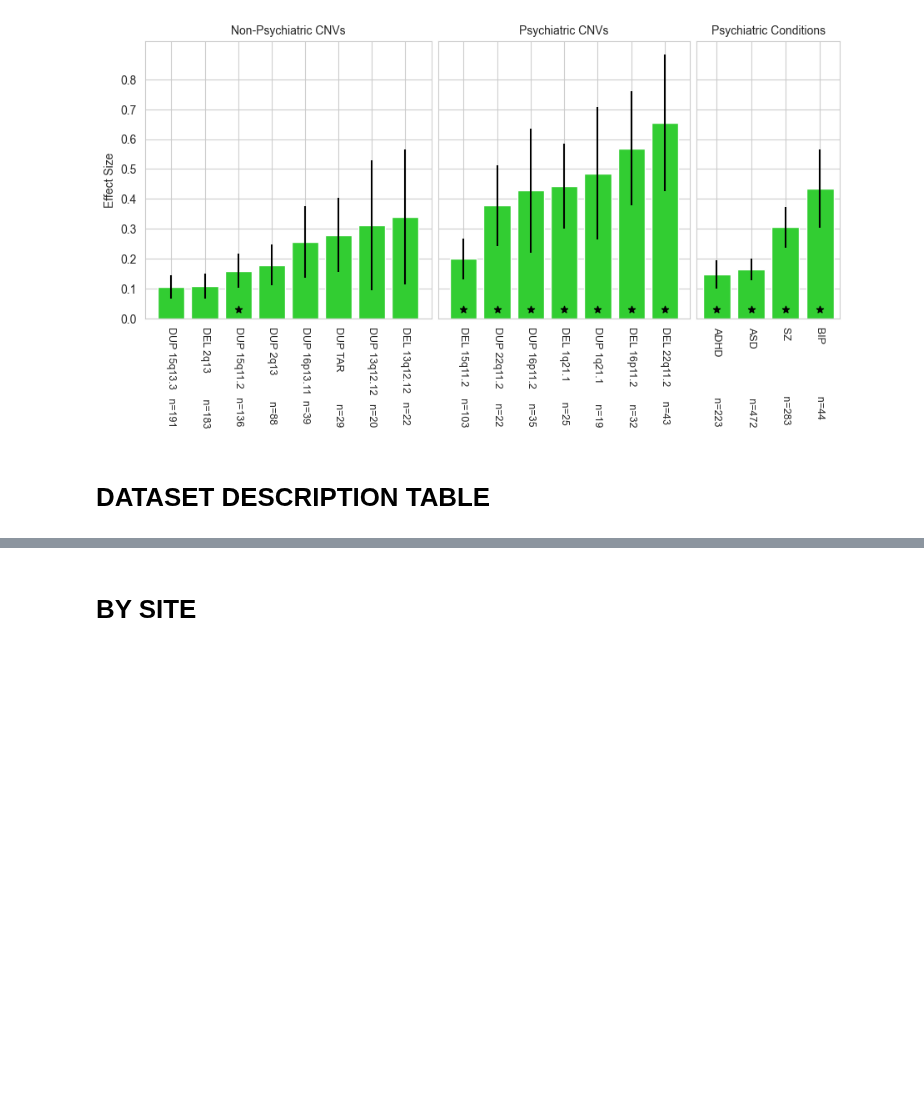
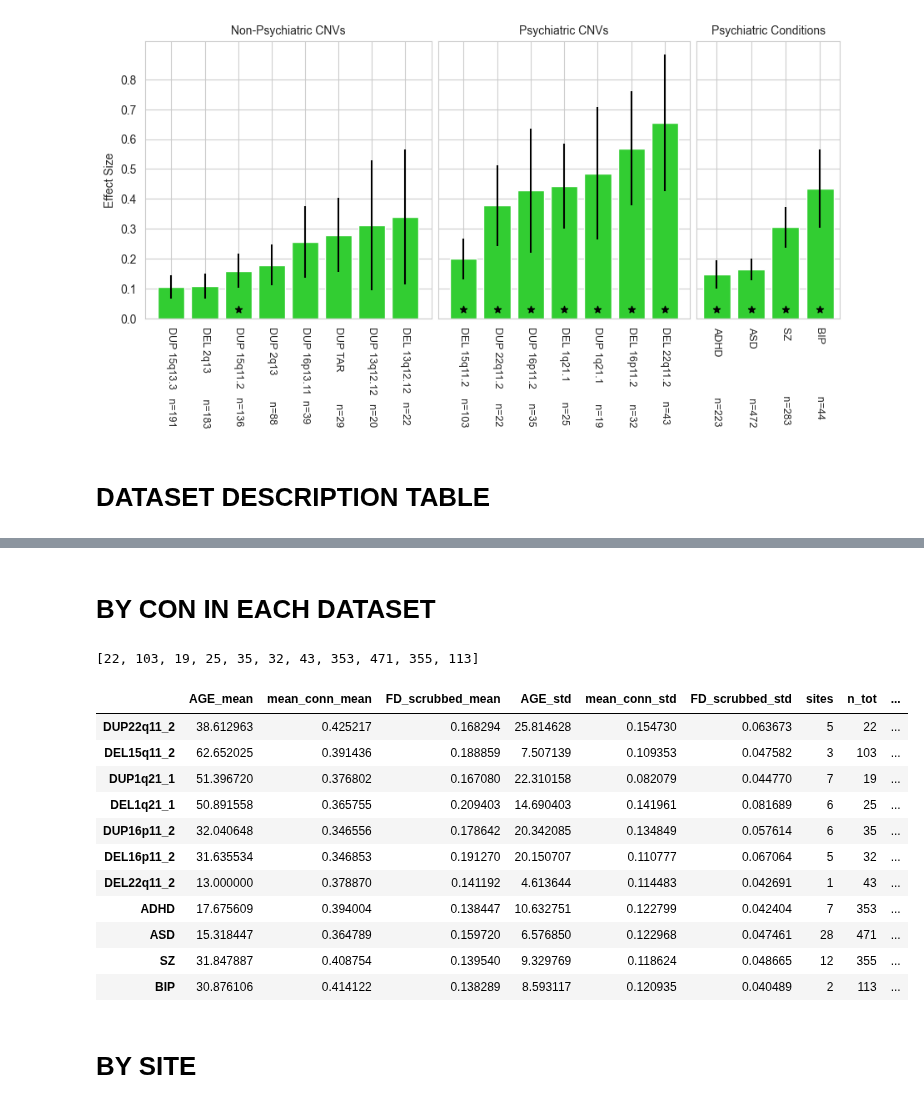
Before and after one commit to harveyaa/neuropsych_mtl, a Jupyter notebook: stats/dataset_exploration.ipynb, the cells around one changed output, grey strips where cells are left out. Drawn from its saved outputs; the diff is of its cells as text; code cells hidden in the pictures; blank space fills up the shorter version.

Commit message:
breakdown of con by dataset

```diff
--- a/stats/dataset_exploration.ipynb
+++ b/stats/dataset_exploration.ipynb
@@ -210,6 +210,67 @@ df
 | SZ | 283.0 | 73.0 | 210.0 | 33.904594 | 0.370155 | 0.167379 | 9.223856 | 0.139301 | ... |
 | BIP | 44.0 | 20.0 | 24.0 | 35.022727 | 0.398304 | 0.165263 | 8.953338 | 0.144037 | ... |
 | CON | 31425.0 | 16590.0 | 14835.0 | 62.408258 | 0.420156 | 0.183970 | 11.474299 | 0.131077 | ... |
+# %% [markdown]
+# BY CON IN EACH DATASET
+# %%
+import os
+
+path_ids = '../datasets/cv_folds/intrasite/'
+cases = ['DUP22q11_2','DEL15q11_2','DUP1q21_1','DEL1q21_1','DUP16p11_2','DEL16p11_2','DEL22q11_2','ADHD','ASD','SZ','BIP']
+dataset_ids = []
+for case in cases:
+    ids = pd.read_csv(os.path.join(path_ids, f"{case}.csv"))['sub_ID_niak']
+    dataset_ids.append(ids)
+dataset_ids = dict(zip(cases,dataset_ids))
+# %%
+pheno_con_master = pheno[(pheno['CON_IPC']==1) | (pheno['non_carriers']==1)]
+
+n_tot = []
+n_fem = []
+cont_mean = []
+cont_std = []
+sites = []
+n_sites = []
+for group in cases:
+    pheno_con = pheno_con_master.loc[pheno_con_master.index.isin(dataset_ids[group])]
+
+    n_tot.append(pheno_con.shape[0])
+    n_fem.append(pheno_con[pheno_con['SEX']=='Female'].shape[0])
+
+    cont_mean.append(pheno_con.mean()[['AGE','mean_conn','FD_scrubbed']])
+    cont_std.append(pheno_con.std()[['AGE','mean_conn','FD_scrubbed']])
+    sites.append(pheno_con['SITE'].unique())
+    n_sites.append(len(pheno_con['SITE'].unique()))
+
+cont_mean = pd.concat(cont_mean,axis=1,keys=cases).transpose()
+cont_std = pd.concat(cont_std,axis=1,keys=cases).transpose()
+cont_mean.rename({'AGE':'AGE_mean','mean_conn':'mean_conn_mean','FD_scrubbed':'FD_scrubbed_mean'},axis='columns',inplace=True)
+cont_std.rename({'AGE':'AGE_std','mean_conn':'mean_conn_std','FD_scrubbed':'FD_scrubbed_std'},axis='columns',inplace=True)
+# %%
+n_tot
+# %% [output]
+[22, 103, 19, 25, 35, 32, 43, 353, 471, 355, 113]
+# %%
+df_con = pd.concat([cont_mean,cont_std],axis=1)
+df_con['sites'] = n_sites
+df_con['n_tot'] = n_tot
+df_con['n_fem'] = n_fem
+#df_con.rename({0:'n_tot'},axis='columns',inplace=True)
+#df.to_csv('./results/table.csv')
+df_con
+# %% [output]
+|  | AGE_mean | mean_conn_mean | FD_scrubbed_mean | AGE_std | mean_conn_std | FD_scrubbed_std | sites | n_tot | ... |
+| DUP22q11_2 | 38.612963 | 0.425217 | 0.168294 | 25.814628 | 0.154730 | 0.063673 | 5 | 22 | ... |
+| DEL15q11_2 | 62.652025 | 0.391436 | 0.188859 | 7.507139 | 0.109353 | 0.047582 | 3 | 103 | ... |
+| DUP1q21_1 | 51.396720 | 0.376802 | 0.167080 | 22.310158 | 0.082079 | 0.044770 | 7 | 19 | ... |
+| DEL1q21_1 | 50.891558 | 0.365755 | 0.209403 | 14.690403 | 0.141961 | 0.081689 | 6 | 25 | ... |
+| DUP16p11_2 | 32.040648 | 0.346556 | 0.178642 | 20.342085 | 0.134849 | 0.057614 | 6 | 35 | ... |
+| DEL16p11_2 | 31.635534 | 0.346853 | 0.191270 | 20.150707 | 0.110777 | 0.067064 | 5 | 32 | ... |
+| DEL22q11_2 | 13.000000 | 0.378870 | 0.141192 | 4.613644 | 0.114483 | 0.042691 | 1 | 43 | ... |
+| ADHD | 17.675609 | 0.394004 | 0.138447 | 10.632751 | 0.122799 | 0.042404 | 7 | 353 | ... |
+| ASD | 15.318447 | 0.364789 | 0.159720 | 6.576850 | 0.122968 | 0.047461 | 28 | 471 | ... |
+| SZ | 31.847887 | 0.408754 | 0.139540 | 9.329769 | 0.118624 | 0.048665 | 12 | 355 | ... |
+| BIP | 30.876106 | 0.414122 | 0.138289 | 8.593117 | 0.120935 | 0.040489 | 2 | 113 | ... |
 # %% [markdown]
 # BY SITE
 # %%
```
Also changed, not shown: parts of 1 cell of this notebook.
